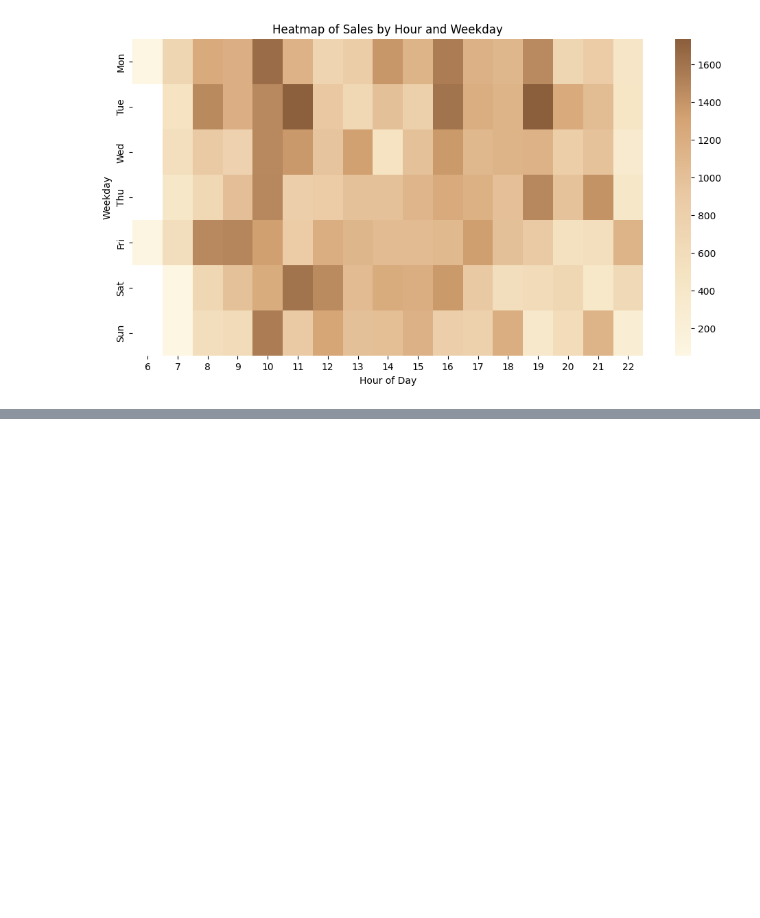
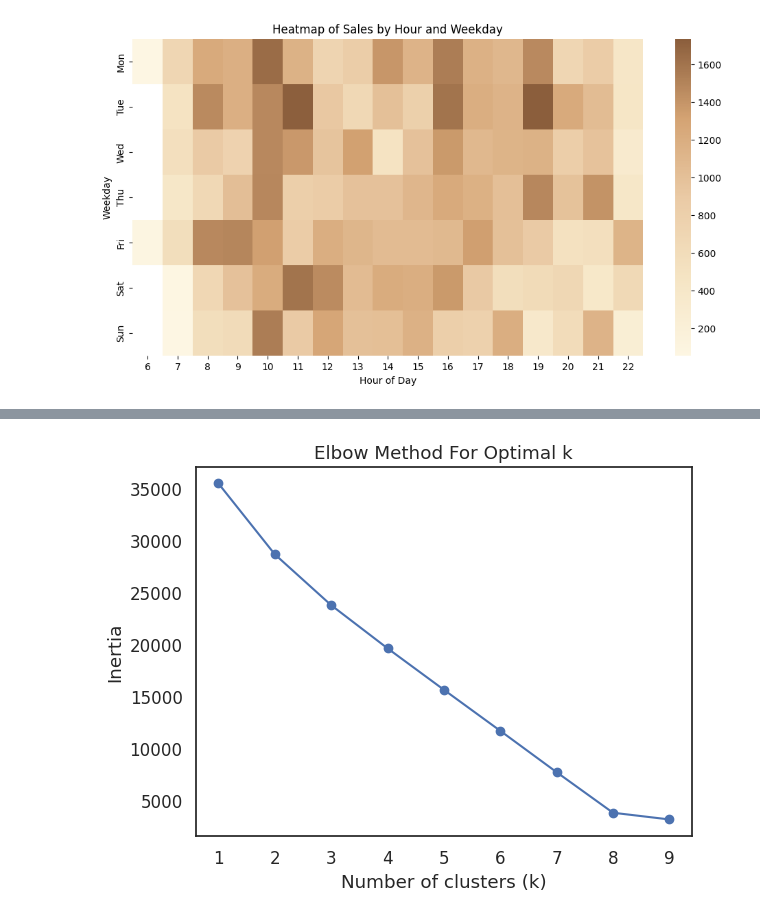
Before and after one commit to kintanpitaloka/Coffee-Sales-Analytics, a Jupyter notebook: Coffee_Sales_Analytics_for_Smarter_Business_Decisions.ipynb, the cells around one changed output, grey strips where cells are left out. Saved outputs shown, nothing was run; the diff lists cells and outputs as text; code cells hidden in the pictures; blank space fills up the shorter version.

```diff
--- a/Coffee_Sales_Analytics_for_Smarter_Business_Decisions.ipynb
+++ b/Coffee_Sales_Analytics_for_Smarter_Business_Decisions.ipynb
@@ -200,0 +185,5 @@ plt.show()
+# %%
+features = df[['hour_of_day', 'money', 'coffee_name']]
+
+# one-hot encode coffee_name
+features_encoded = pd.get_dummies(features, columns=['coffee_name'])
@@ -200,0 +199,24 @@ plt.show()
+# %%
+from sklearn.preprocessing import StandardScaler
+
+scaler = StandardScaler()
+features_scaled = scaler.fit_transform(features_encoded)
+# %%
+from sklearn.cluster import KMeans
+import matplotlib.pyplot as plt
+
+inertia = []
+K = range(1,10)
+
+for k in K:
+    kmeans = KMeans(n_clusters=k, random_state=42, n_init=10)
+    kmeans.fit(features_scaled)
+    inertia.append(kmeans.inertia_)
+
+plt.plot(K, inertia, 'bo-')
+plt.xlabel('Number of clusters (k)')
+plt.ylabel('Inertia')
+plt.title('Elbow Method For Optimal k')
+plt.show()
+# %% [output]
+[figure, added]
```
Also changed, not shown: parts of 5 cells of this notebook.
